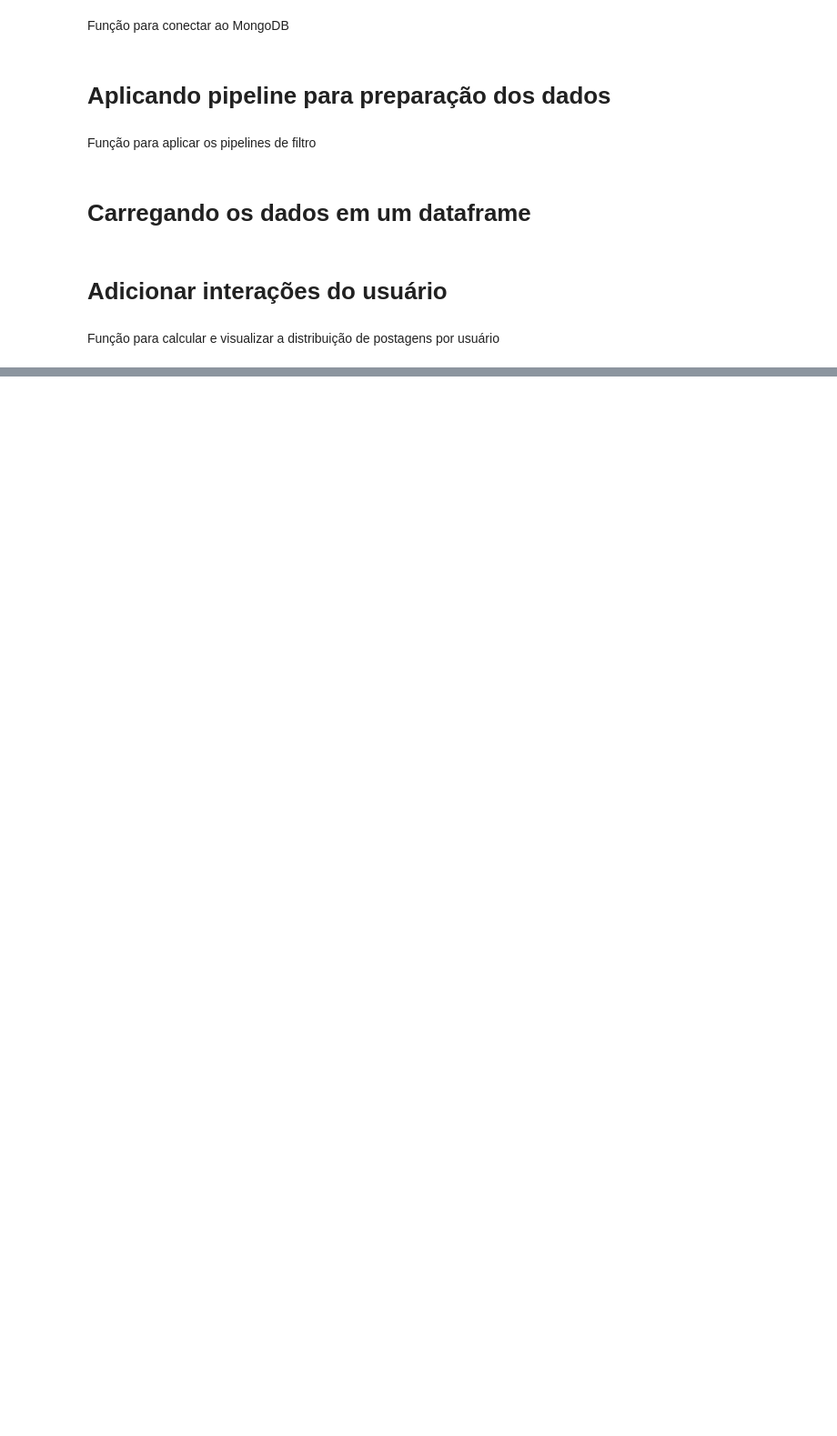
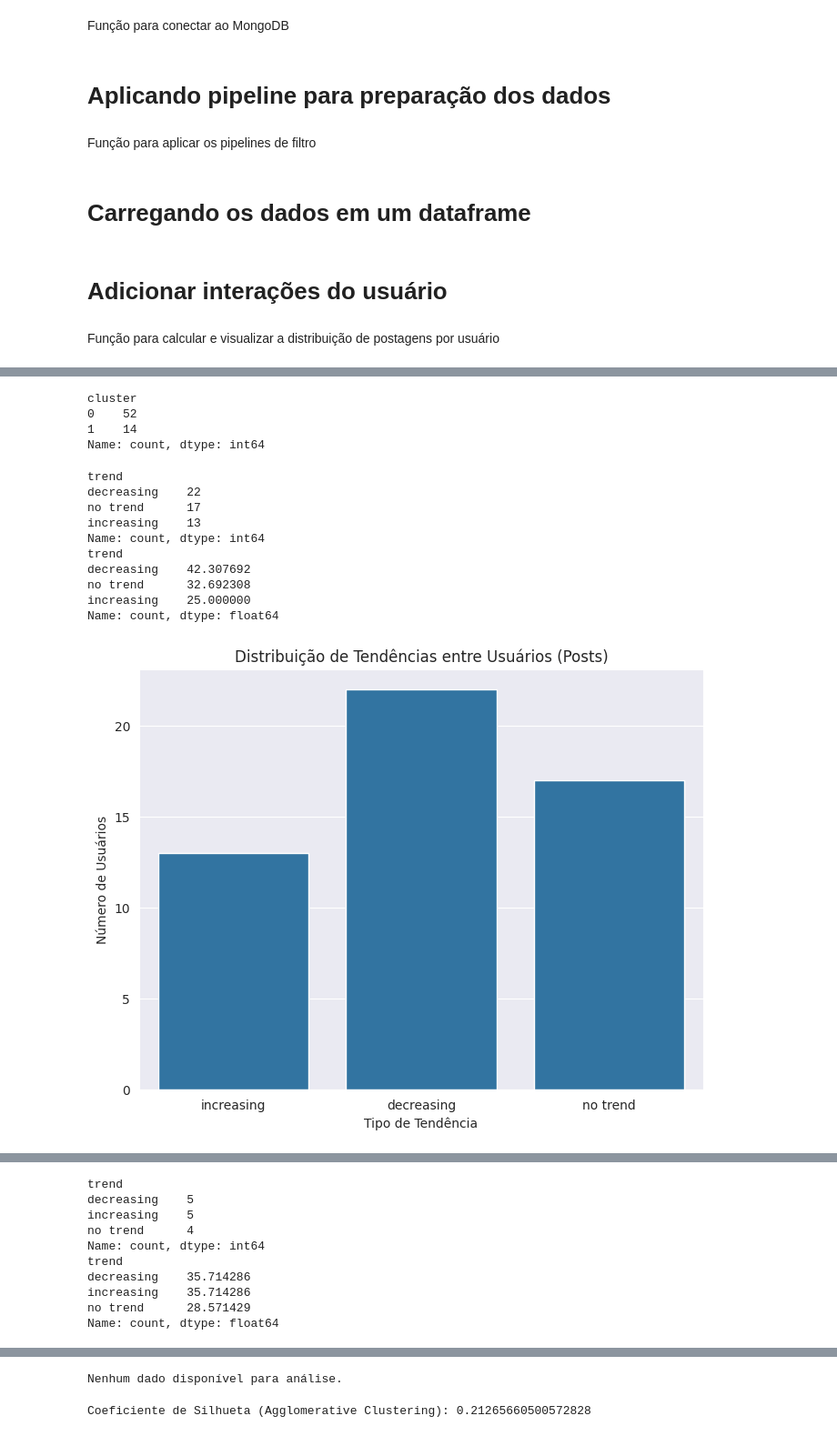
Before and after one commit to paulovitorss/analise_dados, a Jupyter notebook: teste.ipynb, the cells around one changed output, grey strips where cells are left out. Shown at 91% size. Cells and saved outputs as stored; diff of their text form; code cells hidden in the pictures; blank space fills up the shorter version.

```diff
--- a/teste.ipynb
+++ b/teste.ipynb
@@ -466,0 +431,8 @@ def teste_mk(df_cluster, periodo, tipo_serie='posts'):
+# %%
+kmeans = KMeans(n_clusters=2, random_state=42)
+
+kmeans.fit(variaveis_normalizadas)
+
+df_agrupado_soma['cluster'] = kmeans.labels_
+
+print(df_agrupado_soma[['id_usuario', 'cluster']].head())
@@ -466,0 +446,8 @@ def teste_mk(df_cluster, periodo, tipo_serie='posts'):
+# %%
+df_agrupado_soma.to_csv('df_agrupado_soma.csv', index=False)
+df_agrupado_soma['cluster'].value_counts()
+# %% [output]
+cluster
+0    52
+1    14
+Name: count, dtype: int64
@@ -467,12 +529,24 @@ def teste_mk(df_cluster, periodo, tipo_serie='posts'):
 # %%
 # buscar no dataframe df_posts_interacoes os usuários do cluster 0, 1 e 2
-df_cluster0_media = df_posts_interacoes[
-    df_posts_interacoes['id_usuario'].isin(df_agrupado_media[df_agrupado_media['cluster'] == 0]['id_usuario'])]
-df_cluster1_media = df_posts_interacoes[
-    df_posts_interacoes['id_usuario'].isin(df_agrupado_media[df_agrupado_media['cluster'] == 1]['id_usuario'])]
-df_cluster2_media = df_posts_interacoes[
-    df_posts_interacoes['id_usuario'].isin(df_agrupado_media[df_agrupado_media['cluster'] == 2]['id_usuario'])]
+df_cluster0_soma = df_posts_interacoes[
+    df_posts_interacoes['id_usuario'].isin(df_agrupado_soma[df_agrupado_soma['cluster'] == 0]['id_usuario'])]
+df_cluster1_soma = df_posts_interacoes[
+    df_posts_interacoes['id_usuario'].isin(df_agrupado_soma[df_agrupado_soma['cluster'] == 1]['id_usuario'])]
+df_cluster2_soma = df_posts_interacoes[
+    df_posts_interacoes['id_usuario'].isin(df_agrupado_soma[df_agrupado_soma['cluster'] == 2]['id_usuario'])]
 # %%
-resultados_mk_cluster0 = teste_mk(df_cluster0_media, 30)
-resultados_mk_cluster1 = teste_mk(df_cluster1_media, 30)
-resultados_mk_cluster2 = teste_mk(df_cluster2_media, 30)
+resultados_mk_cluster0 = teste_mk(df_cluster0_soma, 7)
+resultados_mk_cluster1 = teste_mk(df_cluster1_soma, 7)
+resultados_mk_cluster2 = teste_mk(df_cluster2_soma, 7)
+# %% [output]
+trend
+decreasing    22
+no trend      17
+increasing    13
+Name: count, dtype: int64
+trend
+decreasing    42.307692
+no trend      32.692308
+increasing    25.000000
+Name: count, dtype: float64
+[figure, added]
@@ -478,0 +554,10 @@ resultados_mk_cluster2 = teste_mk(df_cluster2_media, 30)
+trend
+decreasing    5
+increasing    5
+no trend      4
+Name: count, dtype: int64
+trend
+decreasing    35.714286
+increasing    35.714286
+no trend      28.571429
+Name: count, dtype: float64
@@ -478,0 +566,10 @@ resultados_mk_cluster2 = teste_mk(df_cluster2_media, 30)
+Nenhum dado disponível para análise.
+# %%
+from sklearn.cluster import AgglomerativeClustering
+
+agg_clustering = AgglomerativeClustering(n_clusters=5)
+labels_agg = agg_clustering.fit_predict(variaveis_normalizadas)
+silhouette_agg = silhouette_score(variaveis_normalizadas, labels_agg)
+print(f'Coeficiente de Silhueta (Agglomerative Clustering): {silhouette_agg}')
+# %% [output]
+Coeficiente de Silhueta (Agglomerative Clustering): 0.21265660500572828
```
Also changed, not shown: parts of 24 cells of this notebook, 3 other files.
